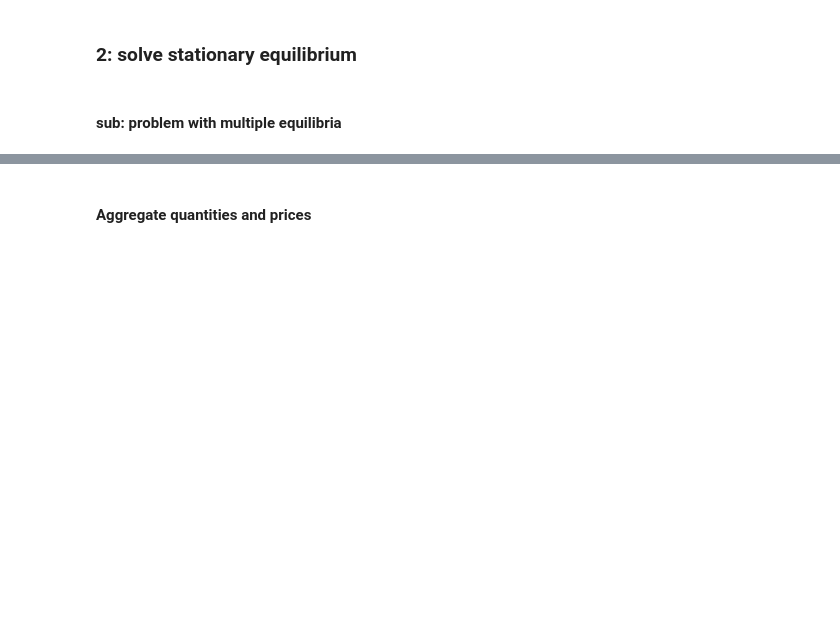
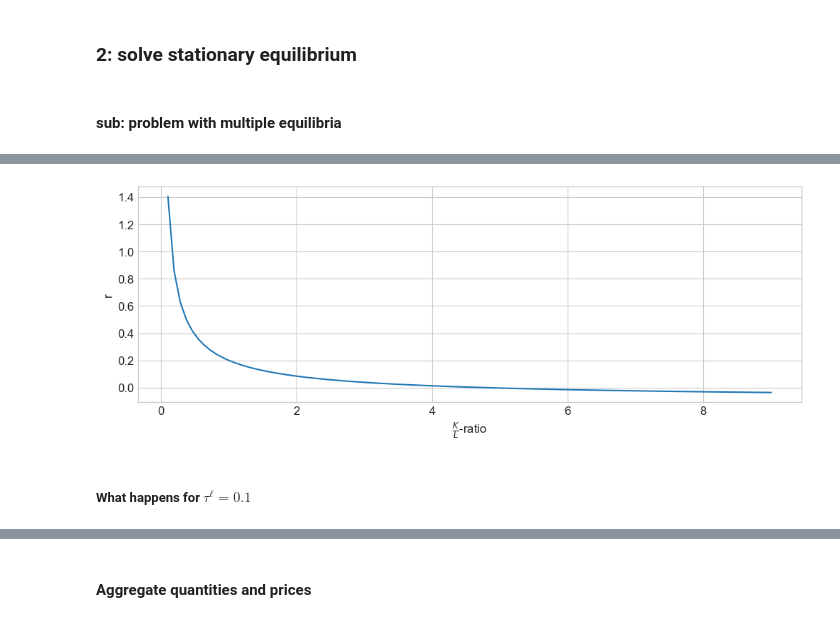
Before and after one commit to AskerNC/AdvMacroHet, a Jupyter notebook: Assignments/Handin/A1_hanc/results.ipynb, the cells around one changed output, grey strips where cells are left out. Drawn from its saved outputs; the diff is of its cells as text; code cells hidden in the pictures; blank space fills up the shorter version.

```diff
--- a/Assignments/Handin/A1_hanc/results.ipynb
+++ b/Assignments/Handin/A1_hanc/results.ipynb
@@ -26,0 +80,6 @@ from HANCModel import HANCModelClass
+# %%
+_ = plot_clearing_across_kl(kl_list,clearing_list,'r')
+# %% [output]
+[figure, added]
+# %% [markdown]
+##### What happens for $\tau^{\ell}=0.1$
```
Also changed, not shown: parts of 28 cells of this notebook, 5 other files.
